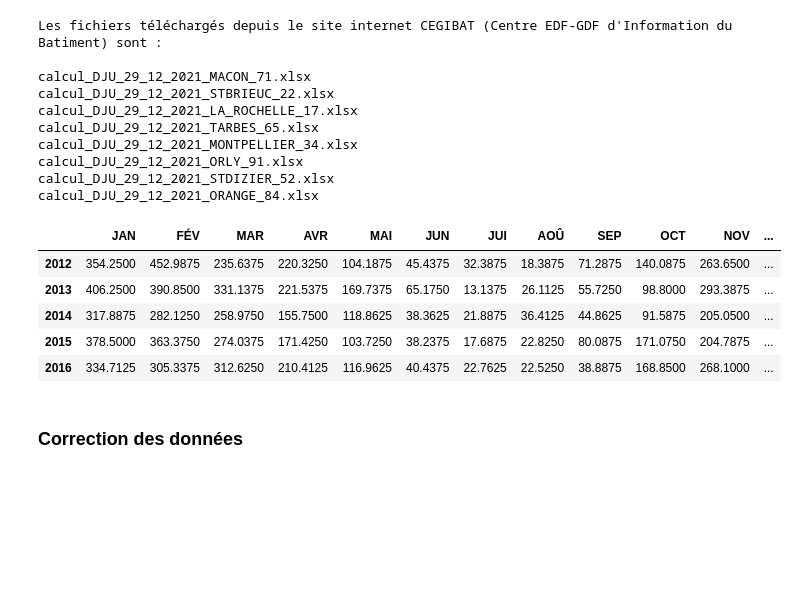
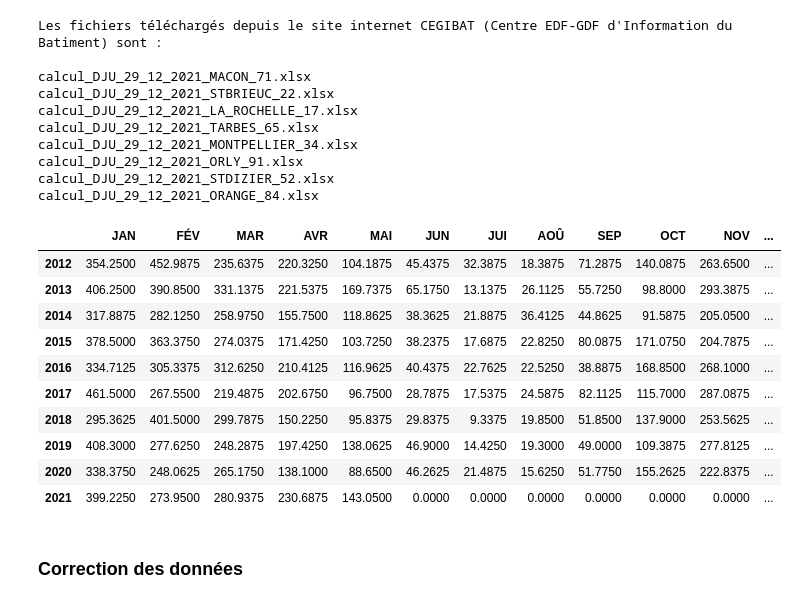
Before and after one commit to Gladouu/P9, a Jupyter notebook: P9_01_code.ipynb, the cells around one changed output. Saved outputs shown, nothing was run; the diff lists cells and outputs as text; code cells hidden in the pictures; blank space fills up the shorter version.

```diff
--- a/P9_01_code.ipynb
+++ b/P9_01_code.ipynb
@@ -152,14 +153,19 @@ del cwd, file, files, data,
 # %%
 #national average
 dju = dju.groupby(dju.index).mean()
-dju.head()
+dju
 # %% [output]
 |  | JAN | FÉV | MAR | AVR | MAI | JUN | JUI | AOÛ | SEP | OCT | NOV | ... |
 | 2012 | 354.2500 | 452.9875 | 235.6375 | 220.3250 | 104.1875 | 45.4375 | 32.3875 | 18.3875 | 71.2875 | 140.0875 | 263.6500 | ... |
 | 2013 | 406.2500 | 390.8500 | 331.1375 | 221.5375 | 169.7375 | 65.1750 | 13.1375 | 26.1125 | 55.7250 | 98.8000 | 293.3875 | ... |
 | 2014 | 317.8875 | 282.1250 | 258.9750 | 155.7500 | 118.8625 | 38.3625 | 21.8875 | 36.4125 | 44.8625 | 91.5875 | 205.0500 | ... |
 | 2015 | 378.5000 | 363.3750 | 274.0375 | 171.4250 | 103.7250 | 38.2375 | 17.6875 | 22.8250 | 80.0875 | 171.0750 | 204.7875 | ... |
 | 2016 | 334.7125 | 305.3375 | 312.6250 | 210.4125 | 116.9625 | 40.4375 | 22.7625 | 22.5250 | 38.8875 | 168.8500 | 268.1000 | ... |
+| 2017 | 461.5000 | 267.5500 | 219.4875 | 202.6750 | 96.7500 | 28.7875 | 17.5375 | 24.5875 | 82.1125 | 115.7000 | 287.0875 | ... |
+| 2018 | 295.3625 | 401.5000 | 299.7875 | 150.2250 | 95.8375 | 29.8375 | 9.3375 | 19.8500 | 51.8500 | 137.9000 | 253.5625 | ... |
+| 2019 | 408.3000 | 277.6250 | 248.2875 | 197.4250 | 138.0625 | 46.9000 | 14.4250 | 19.3000 | 49.0000 | 109.3875 | 277.8125 | ... |
+| 2020 | 338.3750 | 248.0625 | 265.1750 | 138.1000 | 88.6500 | 46.2625 | 21.4875 | 15.6250 | 51.7750 | 155.2625 | 222.8375 | ... |
+| 2021 | 399.2250 | 273.9500 | 280.9375 | 230.6875 | 143.0500 | 0.0000 | 0.0000 | 0.0000 | 0.0000 | 0.0000 | 0.0000 | ... |
 # %%
 #reset_index() for remove multi indexing
 dju = pd.DataFrame(dju.stack()).reset_index()
```
Also changed, not shown: parts of 16 cells of this notebook.
